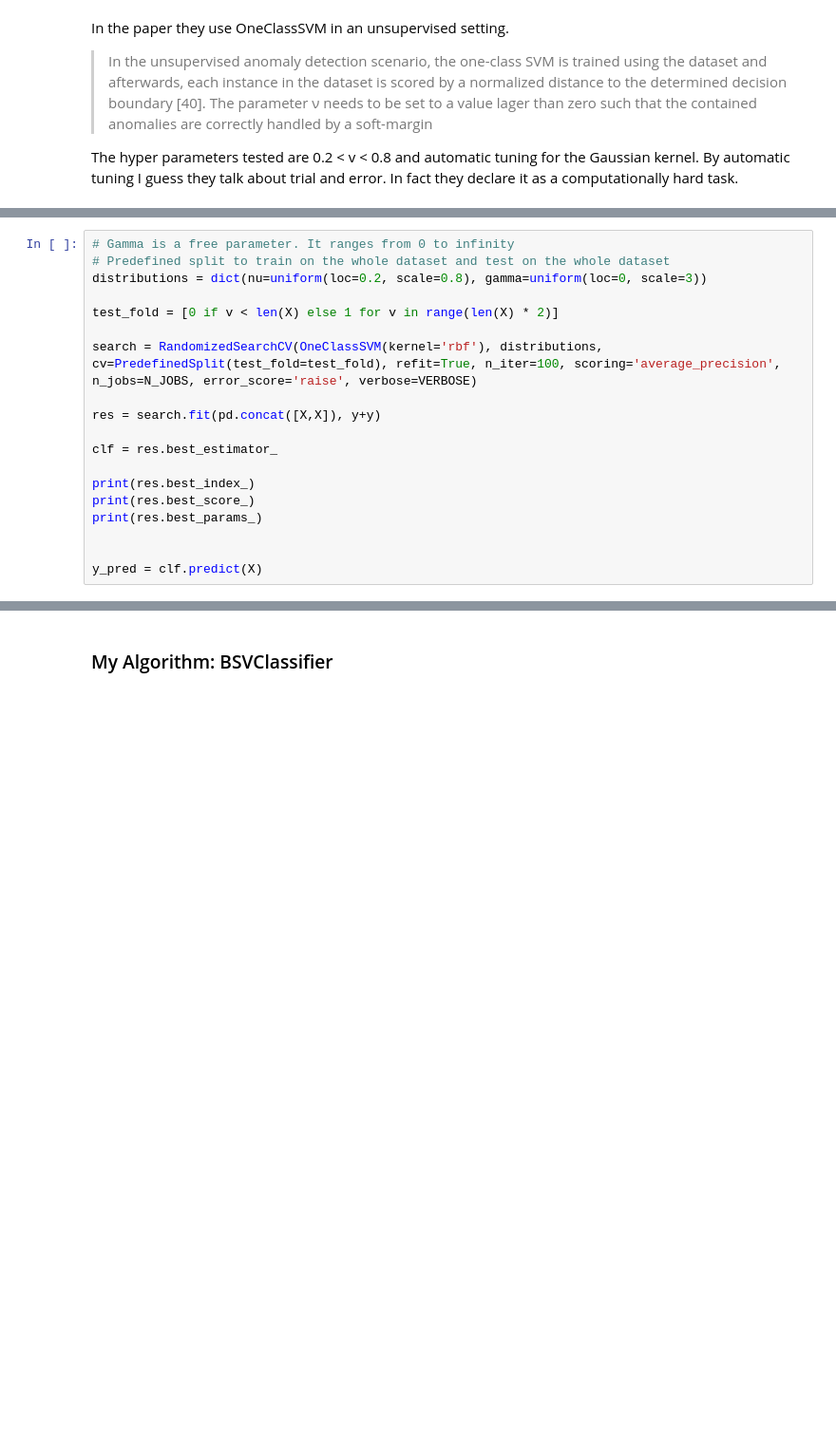
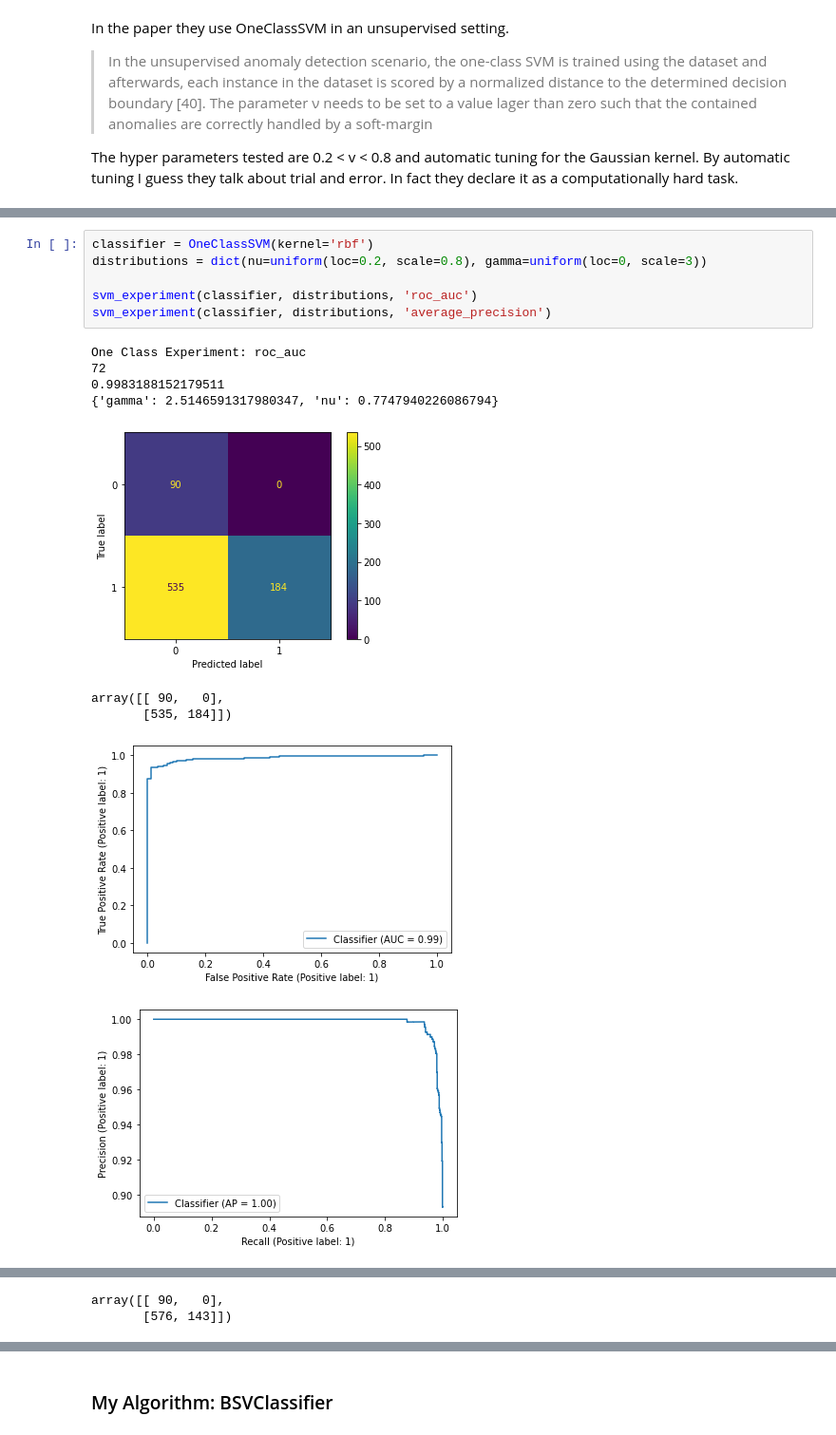
Before and after one commit to MaxFrax/FederatedLearningOutlierDetection, a Jupyter notebook: jupyter/Evaluation.ipynb, the cells around one changed output, grey strips where cells are left out. Shown at 95% size. Drawn from its saved outputs; the diff is of its cells as text; blank space fills up the shorter version.

Commit message:
Experiments refactor and results

```diff
--- a/jupyter/Evaluation.ipynb
+++ b/jupyter/Evaluation.ipynb
@@ -96,19 +118,0 @@ from sklearn.model_selection import PredefinedSplit
-# %%
-# Gamma is a free parameter. It ranges from 0 to infinity
-# Predefined split to train on the whole dataset and test on the whole dataset
-distributions = dict(nu=uniform(loc=0.2, scale=0.8), gamma=uniform(loc=0, scale=3))
-
-test_fold = [0 if v < len(X) else 1 for v in range(len(X) * 2)]
-
-search = RandomizedSearchCV(OneClassSVM(kernel='rbf'), distributions, cv=PredefinedSplit(test_fold=test_fold), refit=True, n_iter=100, scoring='average_precision', n_jobs=N_JOBS, error_score='raise', verbose=VERBOSE)
-
-res = search.fit(pd.concat([X,X]), y+y)
-
-clf = res.best_estimator_
-
-print(res.best_index_)
-print(res.best_score_)
-print(res.best_params_)
-
-
-y_pred = clf.predict(X)
@@ -139,0 +159,16 @@ print(np.std(cv_results['mean_test_score']))
+# %%
+classifier = OneClassSVM(kernel='rbf')
+distributions = dict(nu=uniform(loc=0.2, scale=0.8), gamma=uniform(loc=0, scale=3))
+
+svm_experiment(classifier, distributions, 'roc_auc')
+svm_experiment(classifier, distributions, 'average_precision')
+# %% [output]
+One Class Experiment: roc_auc
+72
+0.9983188152179511
+{'gamma': 2.5146591317980347, 'nu': 0.7747940226086794}
+[figure, added]
+array([[ 90,   0],
+       [535, 184]])
+[figure, added]
+[figure, added]
@@ -139,0 +182,2 @@ print(np.std(cv_results['mean_test_score']))
+array([[ 90,   0],
+       [576, 143]])
```
Also changed, not shown: parts of 37 cells of this notebook.
